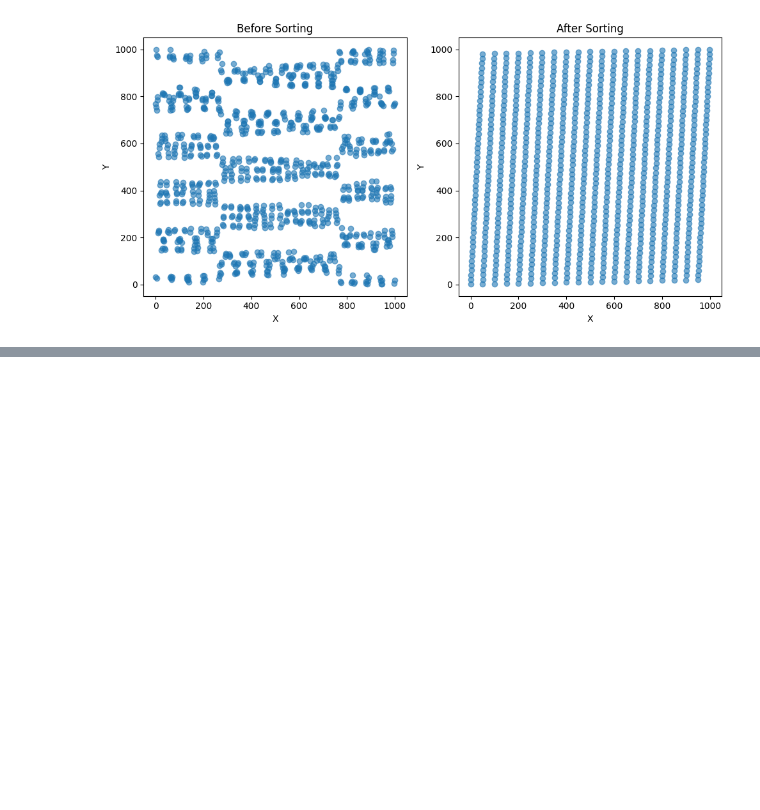
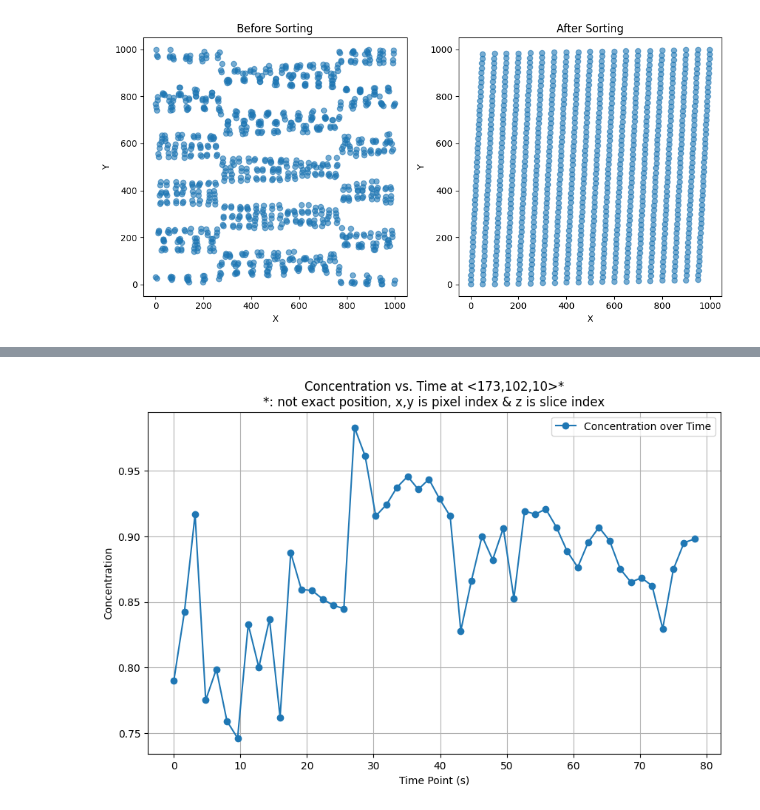
Before and after one commit to qqgjyx/MATH-Group, a Jupyter notebook: main.ipynb, the cells around one changed output, grey strips where cells are left out. Cells and saved outputs as stored; diff of their text form; code cells hidden in the pictures; blank space fills up the shorter version.

```diff
--- a/main.ipynb
+++ b/main.ipynb
@@ -282,0 +283,4 @@ unique image_positions:
+# %%
+plt_point(173,102,10)
+# %% [output]
+[figure, added]
```
Also changed, not shown: parts of 8 cells of this notebook, 1 other file.
